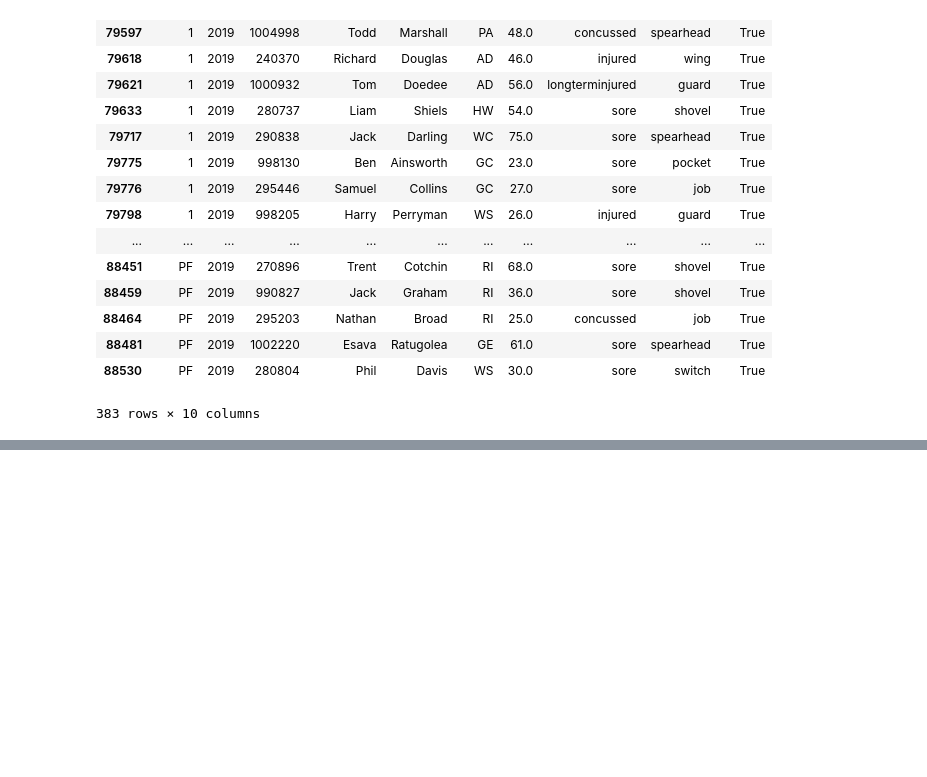
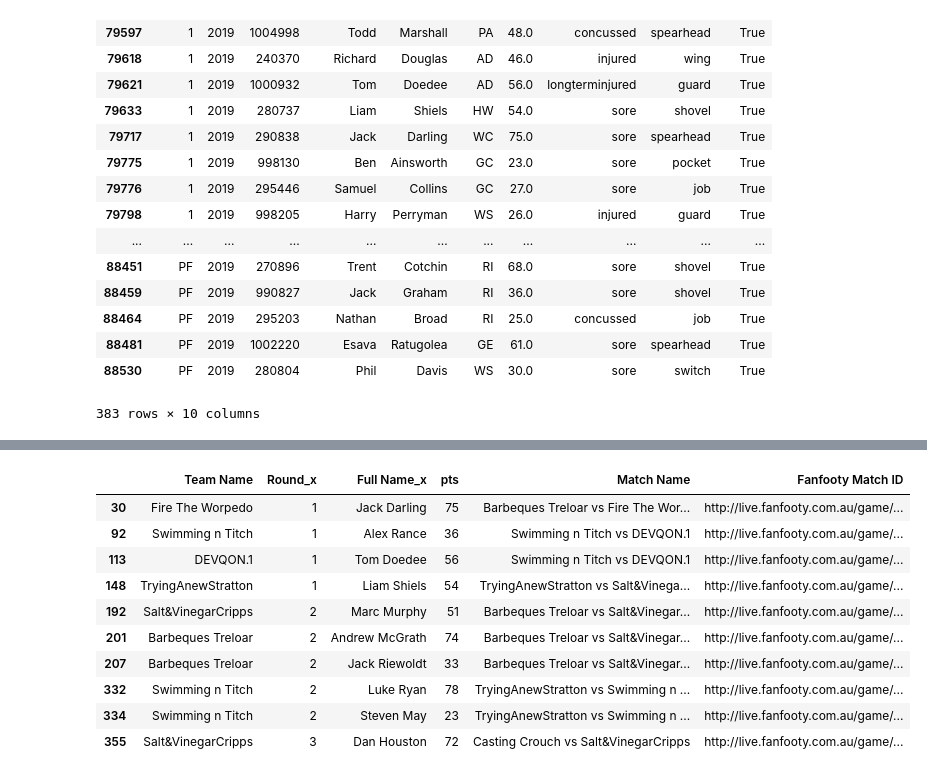
Before and after one commit to mark-richards/sc_scraper, a Jupyter notebook: 2019 Summary.ipynb, the cells around one changed output, grey strips where cells are left out. Drawn from its saved outputs; the diff is of its cells as text; code cells hidden in the pictures; blank space fills up the shorter version.

```diff
--- a/2019 Summary.ipynb
+++ b/2019 Summary.ipynb
@@ -527,0 +550,17 @@ IndexError: ('single positional indexer is out-of-bounds', 'occurred at index 37
+# %%
+# List of Injuries
+df_injury_list = df_match_data_with_fanfooty_info[(df_match_data_with_fanfooty_info['Round_x'] <= 21) & (df_match_data_with_fanfooty_info['On Field?'] == True) & (df_match_data_with_fanfooty_info['Injured'] == True)]
+df_injury_list[['Team Name', 'Round_x', 'Full Name_x', 'pts', 'Match Name', 'Fanfooty Match ID']].head(10)
+# df_injury_list[['Team Name', 'Round_x', 'Full Name_x', 'pts', 'Match Name', 'Fanfooty Match ID']].to_csv('outputs/injury_list.csv')
+# %% [output]
+|  | Team Name | Round_x | Full Name_x | pts | Match Name | Fanfooty Match ID |
+| 30 | Fire The Worpedo | 1 | Jack Darling | 75 | Barbeques Treloar vs Fire The Wor... | http://live.fanfooty.com.au/game/... |
+| 92 | Swimming n Titch | 1 | Alex Rance | 36 | Swimming n Titch vs DEVQON.1 | http://live.fanfooty.com.au/game/... |
+| 113 | DEVQON.1 | 1 | Tom Doedee | 56 | Swimming n Titch vs DEVQON.1 | http://live.fanfooty.com.au/game/... |
+| 148 | TryingAnewStratton | 1 | Liam Shiels | 54 | TryingAnewStratton vs Salt&Vinega... | http://live.fanfooty.com.au/game/... |
+| 192 | Salt&VinegarCripps | 2 | Marc Murphy | 51 | Barbeques Treloar vs Salt&Vinegar... | http://live.fanfooty.com.au/game/... |
+| 201 | Barbeques Treloar | 2 | Andrew McGrath | 74 | Barbeques Treloar vs Salt&Vinegar... | http://live.fanfooty.com.au/game/... |
+| 207 | Barbeques Treloar | 2 | Jack Riewoldt | 33 | Barbeques Treloar vs Salt&Vinegar... | http://live.fanfooty.com.au/game/... |
+| 332 | Swimming n Titch | 2 | Luke Ryan | 78 | TryingAnewStratton vs Swimming n ... | http://live.fanfooty.com.au/game/... |
+| 334 | Swimming n Titch | 2 | Steven May | 23 | TryingAnewStratton vs Swimming n ... | http://live.fanfooty.com.au/game/... |
+| 355 | Salt&VinegarCripps | 3 | Dan Houston | 72 | Casting Crouch vs Salt&VinegarCripps | http://live.fanfooty.com.au/game/... |
```
Also changed, not shown: parts of 4 cells of this notebook, 2 other files.
